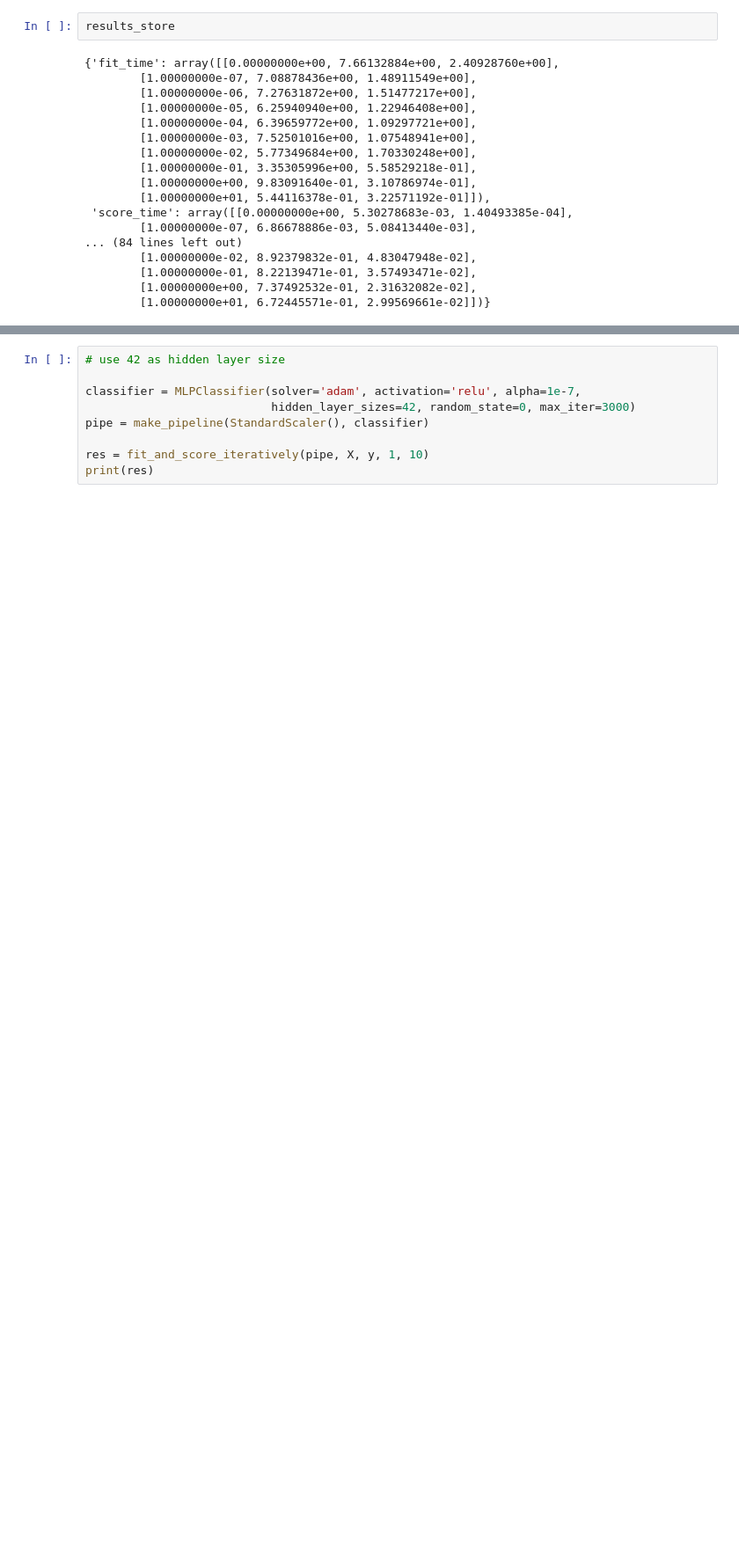
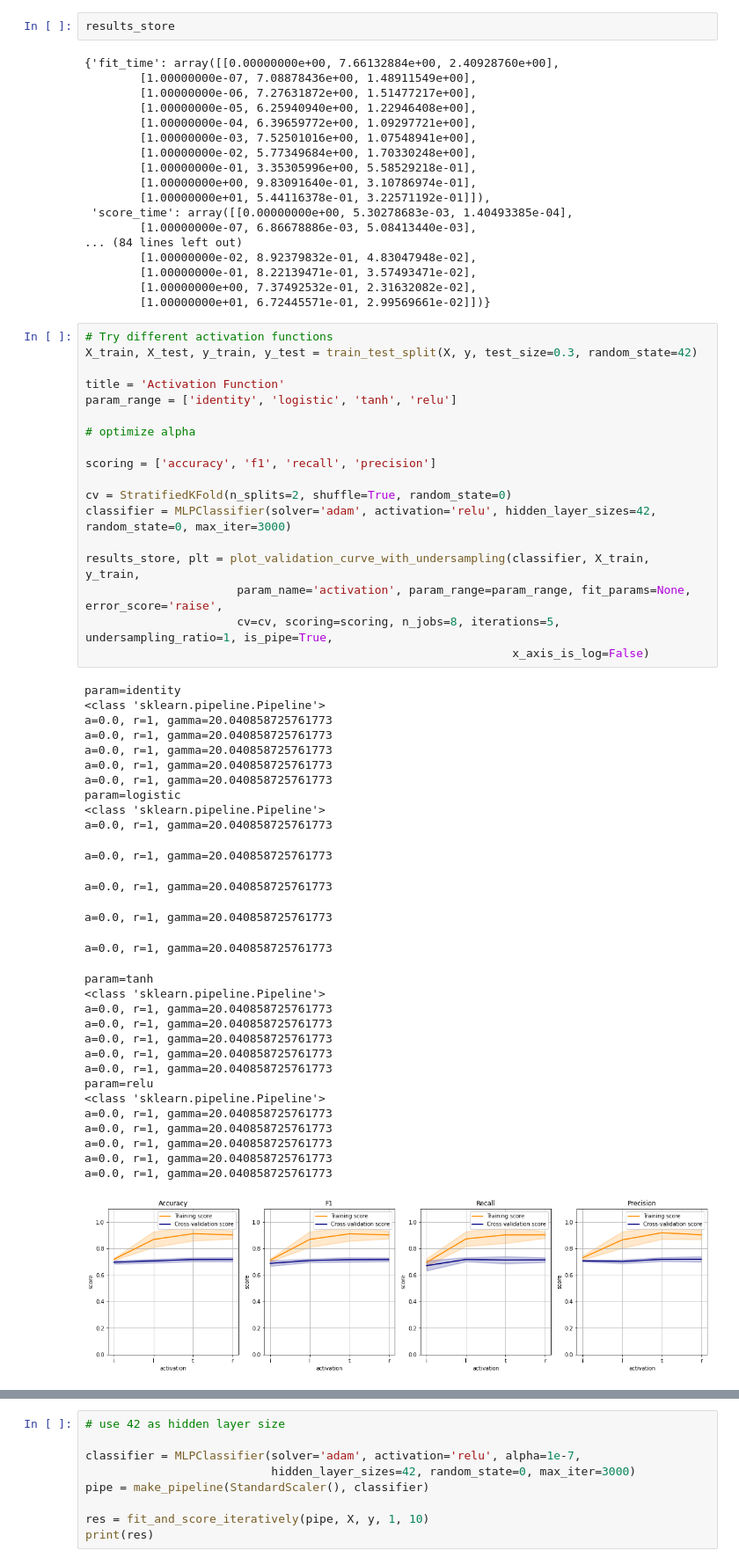
Before and after one commit to jayhtian/cs7641, a Jupyter notebook: supervised_learning/poland_neural_network.ipynb, the cells around one changed output, grey strips where cells are left out. Shown at 88% size. Cells and saved outputs as stored; diff of their text form; blank space fills up the shorter version.

```diff
--- a/supervised_learning/poland_neural_network.ipynb
+++ b/supervised_learning/poland_neural_network.ipynb
@@ -477,3 +571,51 @@ results_store
         [1.00000000e-01, 8.22139471e-01, 3.57493471e-02],
         [1.00000000e+00, 7.37492532e-01, 2.31632082e-02],
         [1.00000000e+01, 6.72445571e-01, 2.99569661e-02]])}
+# %%
+# Try different activation functions
+X_train, X_test, y_train, y_test = train_test_split(X, y, test_size=0.3, random_state=42)
+
+title = 'Activation Function'
+param_range = ['identity', 'logistic', 'tanh', 'relu']
+
+# optimize alpha
+
+scoring = ['accuracy', 'f1', 'recall', 'precision']
+
+cv = StratifiedKFold(n_splits=2, shuffle=True, random_state=0)
+classifier = MLPClassifier(solver='adam', activation='relu', hidden_layer_sizes=42, random_state=0, max_iter=3000)
+
+results_store, plt = plot_validation_curve_with_undersampling(classifier, X_train, y_train,
+                      param_name='activation', param_range=param_range, fit_params=None, error_score='raise',
+                      cv=cv, scoring=scoring, n_jobs=8, iterations=5, undersampling_ratio=1, is_pipe=True,
+                                                              x_axis_is_log=False)
+# %% [output]
+param=identity
+<class 'sklearn.pipeline.Pipeline'>
+a=0.0, r=1, gamma=20.040858725761773
+a=0.0, r=1, gamma=20.040858725761773
+a=0.0, r=1, gamma=20.040858725761773
+a=0.0, r=1, gamma=20.040858725761773
+a=0.0, r=1, gamma=20.040858725761773
+param=logistic
+<class 'sklearn.pipeline.Pipeline'>
+a=0.0, r=1, gamma=20.040858725761773
+a=0.0, r=1, gamma=20.040858725761773
+a=0.0, r=1, gamma=20.040858725761773
+a=0.0, r=1, gamma=20.040858725761773
+a=0.0, r=1, gamma=20.040858725761773
+param=tanh
+<class 'sklearn.pipeline.Pipeline'>
+a=0.0, r=1, gamma=20.040858725761773
+a=0.0, r=1, gamma=20.040858725761773
+a=0.0, r=1, gamma=20.040858725761773
+a=0.0, r=1, gamma=20.040858725761773
+a=0.0, r=1, gamma=20.040858725761773
+param=relu
+<class 'sklearn.pipeline.Pipeline'>
+a=0.0, r=1, gamma=20.040858725761773
+a=0.0, r=1, gamma=20.040858725761773
+a=0.0, r=1, gamma=20.040858725761773
+a=0.0, r=1, gamma=20.040858725761773
+a=0.0, r=1, gamma=20.040858725761773
+[figure, added]
```
Also changed, not shown: parts of 13 cells of this notebook, 21 other files.
